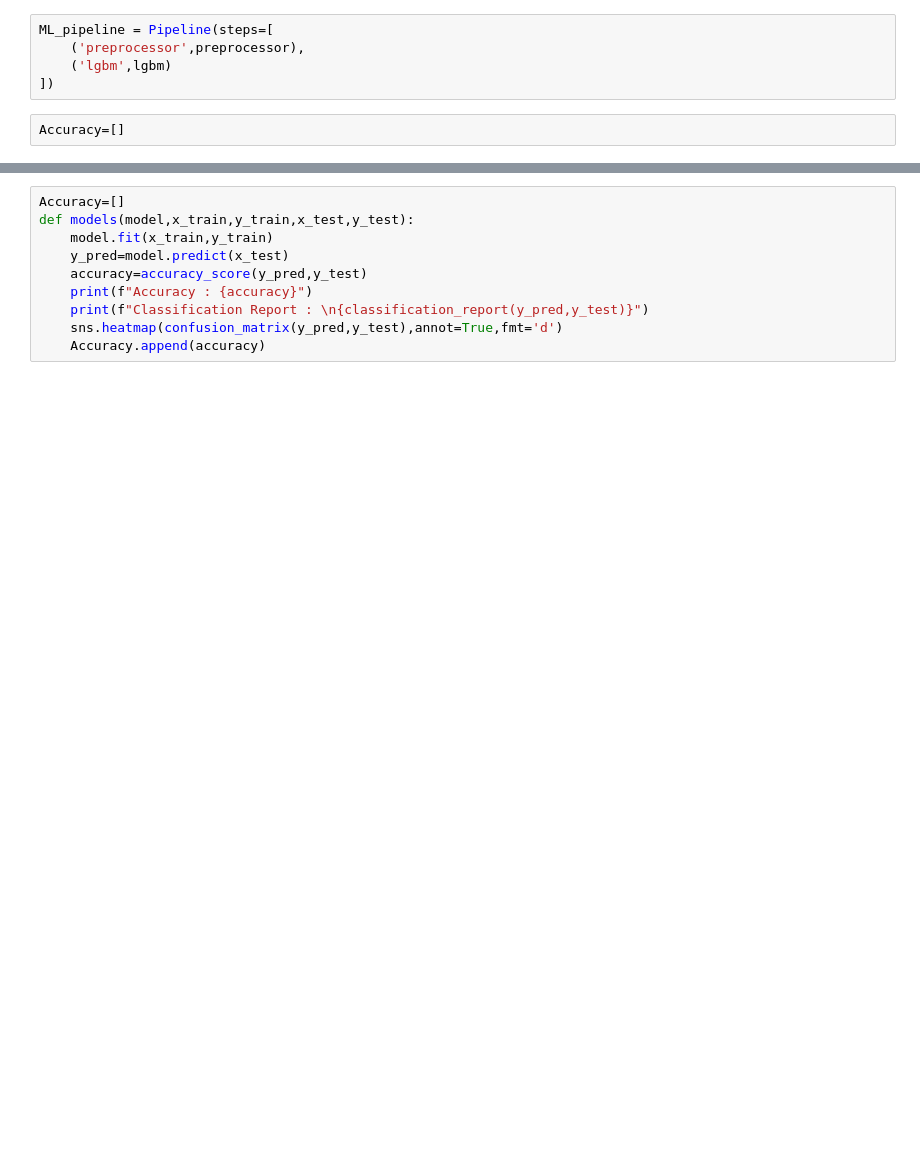
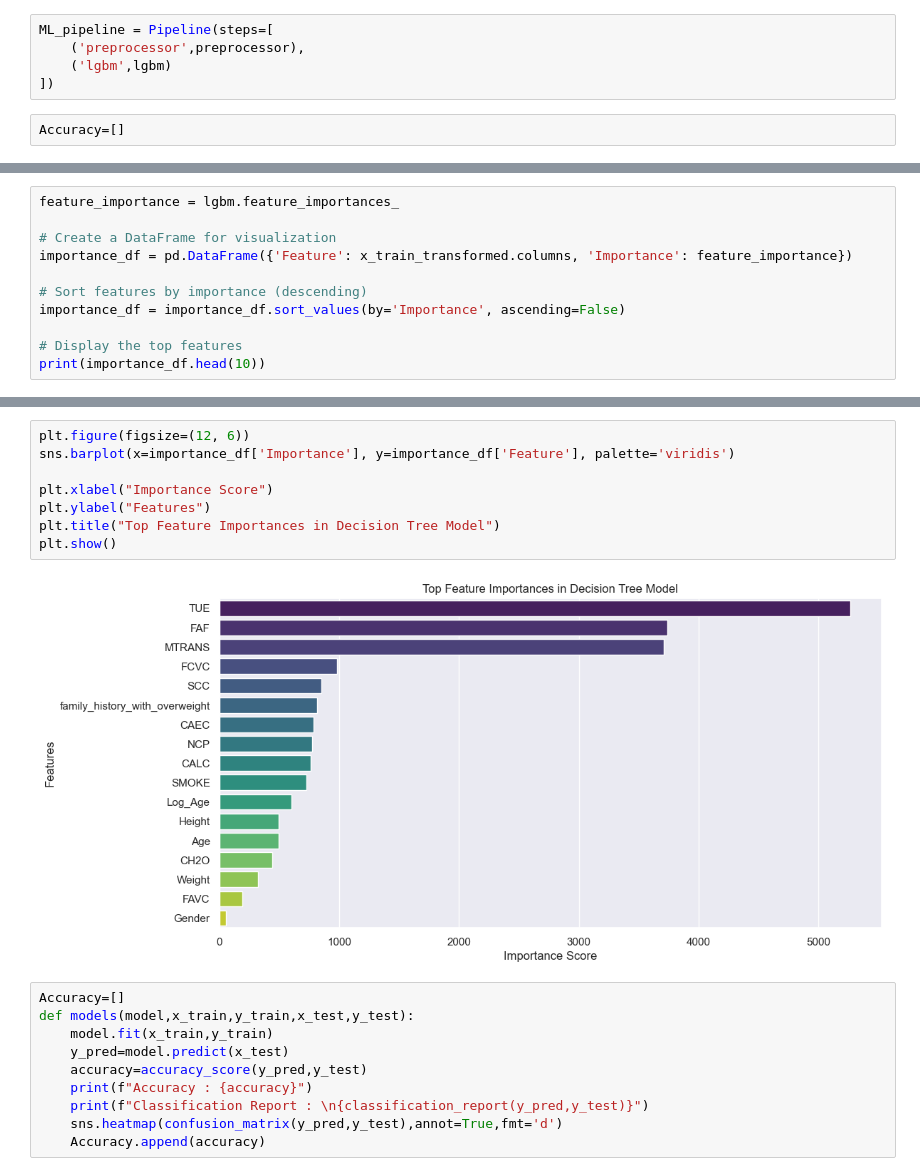
Before and after one commit to ali2yman/ML-Project-Obesity-Risk, a Jupyter notebook: Obesity_ML1_project.ipynb, the cells around one changed output, grey strips where cells are left out. Cells and saved outputs as stored; diff of their text form; blank space fills up the shorter version.

```diff
--- a/Obesity_ML1_project.ipynb
+++ b/Obesity_ML1_project.ipynb
@@ -1053,0 +1073,11 @@ weighted avg       0.91      0.91      0.91      4152
+# %%
+feature_importance = lgbm.feature_importances_
+
+# Create a DataFrame for visualization
+importance_df = pd.DataFrame({'Feature': x_train_transformed.columns, 'Importance': feature_importance})
+
+# Sort features by importance (descending)
+importance_df = importance_df.sort_values(by='Importance', ascending=False)
+
+# Display the top features
+print(importance_df.head(10))
@@ -1054,3 +1096,13 @@ weighted avg       0.91      0.91      0.91      4152
+# %%
+plt.figure(figsize=(12, 6))
+sns.barplot(x=importance_df['Importance'], y=importance_df['Feature'], palette='viridis')
+
+plt.xlabel("Importance Score")
+plt.ylabel("Features")
+plt.title("Top Feature Importances in Decision Tree Model")
+plt.show()
+# %% [output]
+[figure, added]
 # %%
 Accuracy=[]
 def models(model,x_train,y_train,x_test,y_test):
```
Also changed, not shown: parts of 23 cells of this notebook.
